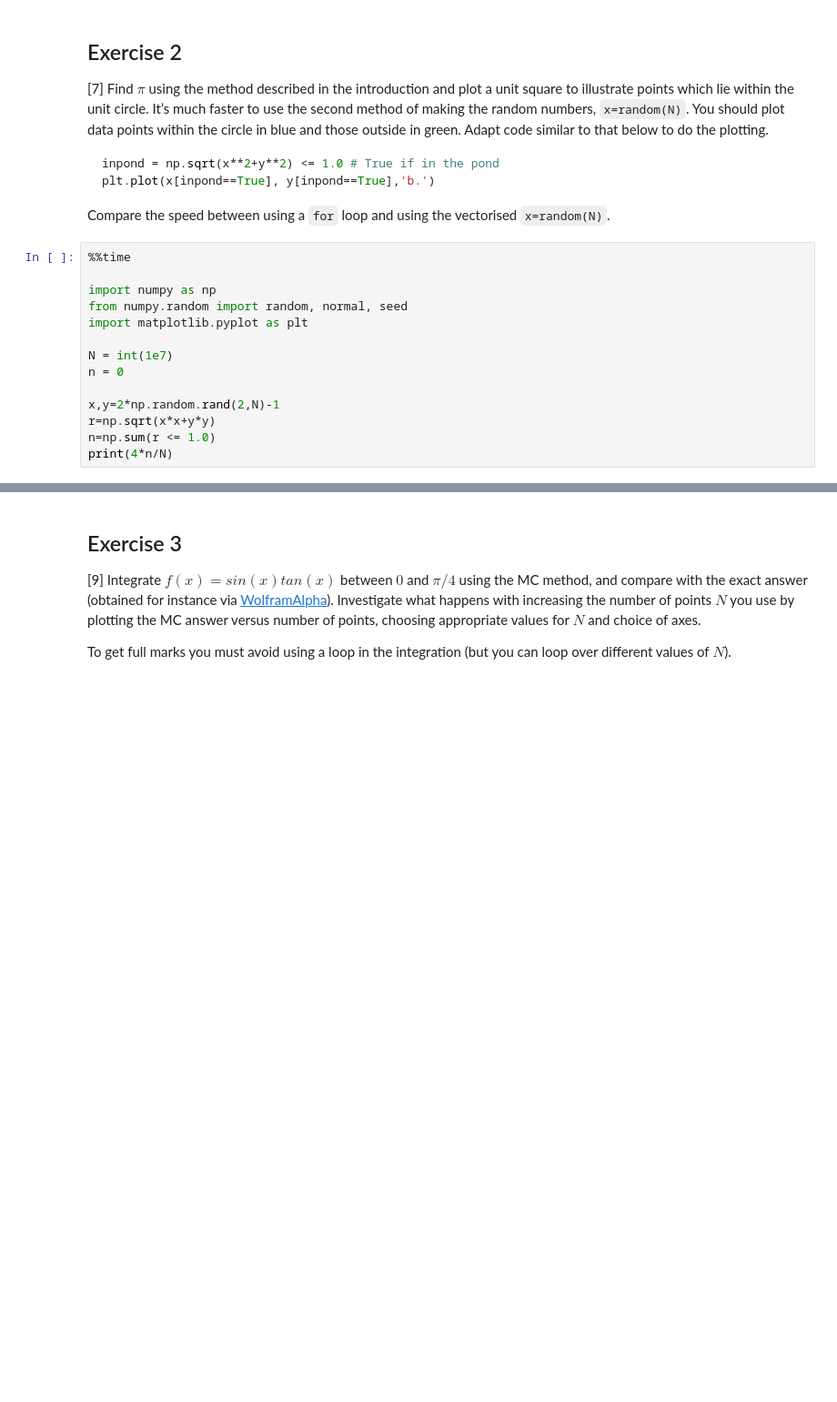
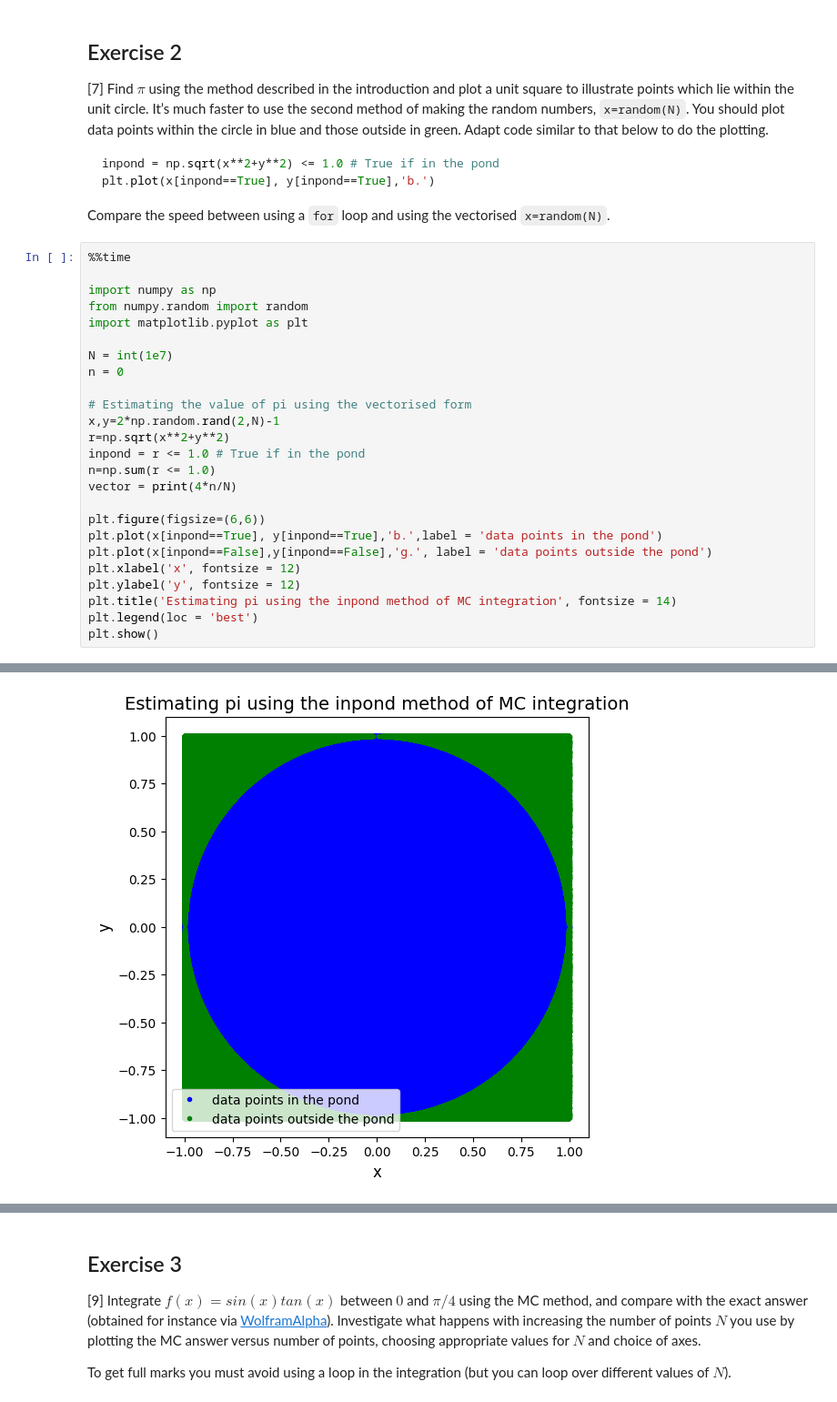
Before and after one commit to PX2145-2025/week-6-b-Lalsodagar-Adi, a Jupyter notebook: Monte_Carlo_Adi_Lalsodagar.ipynb, the cells around one changed output, grey strips where cells are left out. Shown at 91% size. Drawn from its saved outputs; the diff is of its cells as text; blank space fills up the shorter version.

```diff
--- a/Monte_Carlo_Adi_Lalsodagar.ipynb
+++ b/Monte_Carlo_Adi_Lalsodagar.ipynb
@@ -195,14 +195,25 @@ plt.plot(x[inpond==True], y[inpond==True],'b.')
 %%time
 
 import numpy as np
-from numpy.random import random, normal, seed
+from numpy.random import random
 import matplotlib.pyplot as plt
 
 N = int(1e7)
 n = 0
 
+# Estimating the value of pi using the vectorised form
 x,y=2*np.random.rand(2,N)-1
-r=np.sqrt(x*x+y*y)
+r=np.sqrt(x**2+y**2)
+inpond = r <= 1.0 # True if in the pond
 n=np.sum(r <= 1.0)
-print(4*n/N)
+vector = print(4*n/N)
+
+plt.figure(figsize=(6,6))
+plt.plot(x[inpond==True], y[inpond==True],'b.',label = 'data points in the pond')
+plt.plot(x[inpond==False],y[inpond==False],'g.', label = 'data points outside the pond')
+plt.xlabel('x', fontsize = 12)
+plt.ylabel('y', fontsize = 12)
+plt.title('Estimating pi using the inpond method of MC integration', fontsize = 14)
+plt.legend(loc = 'best')
+plt.show()
 # %% [output]
@@ -211,0 +221 @@ Wall time: 381 ms
+[figure, added]
```
Also changed, not shown: parts of 10 cells of this notebook.
